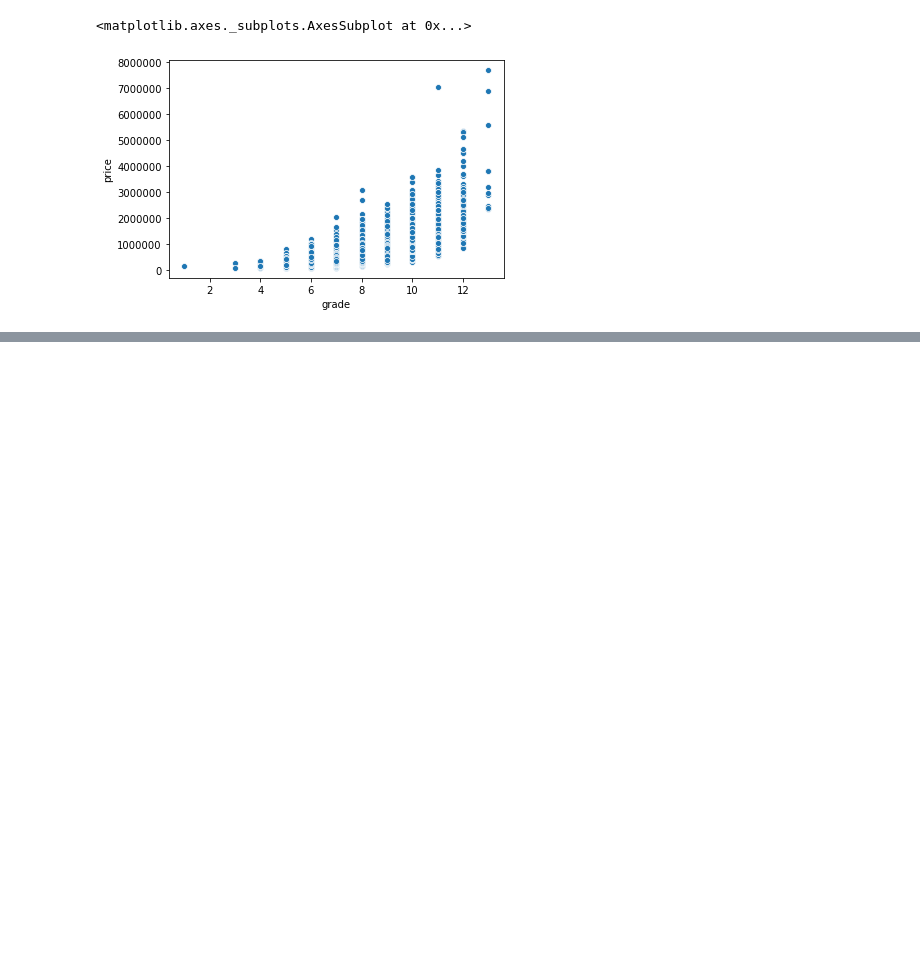
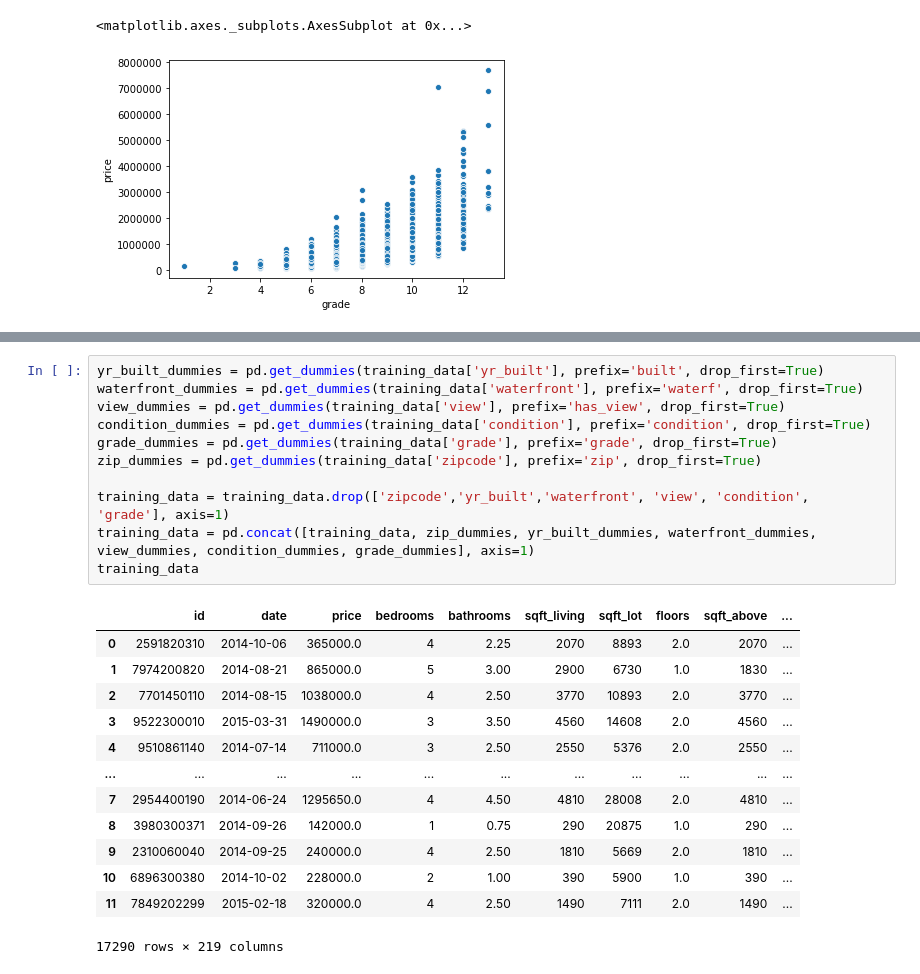
Before and after one commit to brenfrrs/kings_county_housing, a Jupyter notebook: EDA/eda_notebook.ipynb, the cells around one changed output, grey strips where cells are left out. Drawn from its saved outputs; the diff is of its cells as text; blank space fills up the shorter version.

```diff
--- a/EDA/eda_notebook.ipynb
+++ b/EDA/eda_notebook.ipynb
@@ -150,0 +204,25 @@ sns.scatterplot(feature, prices)
+# %%
+yr_built_dummies = pd.get_dummies(training_data['yr_built'], prefix='built', drop_first=True)
+waterfront_dummies = pd.get_dummies(training_data['waterfront'], prefix='waterf', drop_first=True)
+view_dummies = pd.get_dummies(training_data['view'], prefix='has_view', drop_first=True)
+condition_dummies = pd.get_dummies(training_data['condition'], prefix='condition', drop_first=True)
+grade_dummies = pd.get_dummies(training_data['grade'], prefix='grade', drop_first=True)
+zip_dummies = pd.get_dummies(training_data['zipcode'], prefix='zip', drop_first=True)
+
+training_data = training_data.drop(['zipcode','yr_built','waterfront', 'view', 'condition', 'grade'], axis=1)
+training_data = pd.concat([training_data, zip_dummies, yr_built_dummies, waterfront_dummies, view_dummies, condition_dummies, grade_dummies], axis=1)
+training_data
+# %% [output]
+|  | id | date | price | bedrooms | bathrooms | sqft_living | sqft_lot | floors | sqft_above | ... |
+| 0 | 2591820310 | 2014-10-06 | 365000.0 | 4 | 2.25 | 2070 | 8893 | 2.0 | 2070 | ... |
+| 1 | 7974200820 | 2014-08-21 | 865000.0 | 5 | 3.00 | 2900 | 6730 | 1.0 | 1830 | ... |
+| 2 | 7701450110 | 2014-08-15 | 1038000.0 | 4 | 2.50 | 3770 | 10893 | 2.0 | 3770 | ... |
+| 3 | 9522300010 | 2015-03-31 | 1490000.0 | 3 | 3.50 | 4560 | 14608 | 2.0 | 4560 | ... |
+| 4 | 9510861140 | 2014-07-14 | 711000.0 | 3 | 2.50 | 2550 | 5376 | 2.0 | 2550 | ... |
+| ... | ... | ... | ... | ... | ... | ... | ... | ... | ... | ... |
+| 7 | 2954400190 | 2014-06-24 | 1295650.0 | 4 | 4.50 | 4810 | 28008 | 2.0 | 4810 | ... |
+| 8 | 3980300371 | 2014-09-26 | 142000.0 | 1 | 0.75 | 290 | 20875 | 1.0 | 290 | ... |
+| 9 | 2310060040 | 2014-09-25 | 240000.0 | 4 | 2.50 | 1810 | 5669 | 2.0 | 1810 | ... |
+| 10 | 6896300380 | 2014-10-02 | 228000.0 | 2 | 1.00 | 390 | 5900 | 1.0 | 390 | ... |
+| 11 | 7849202299 | 2015-02-18 | 320000.0 | 4 | 2.50 | 1490 | 7111 | 2.0 | 1490 | ... |
+17290 rows × 219 columns
```
Also changed, not shown: parts of 26 cells of this notebook.
